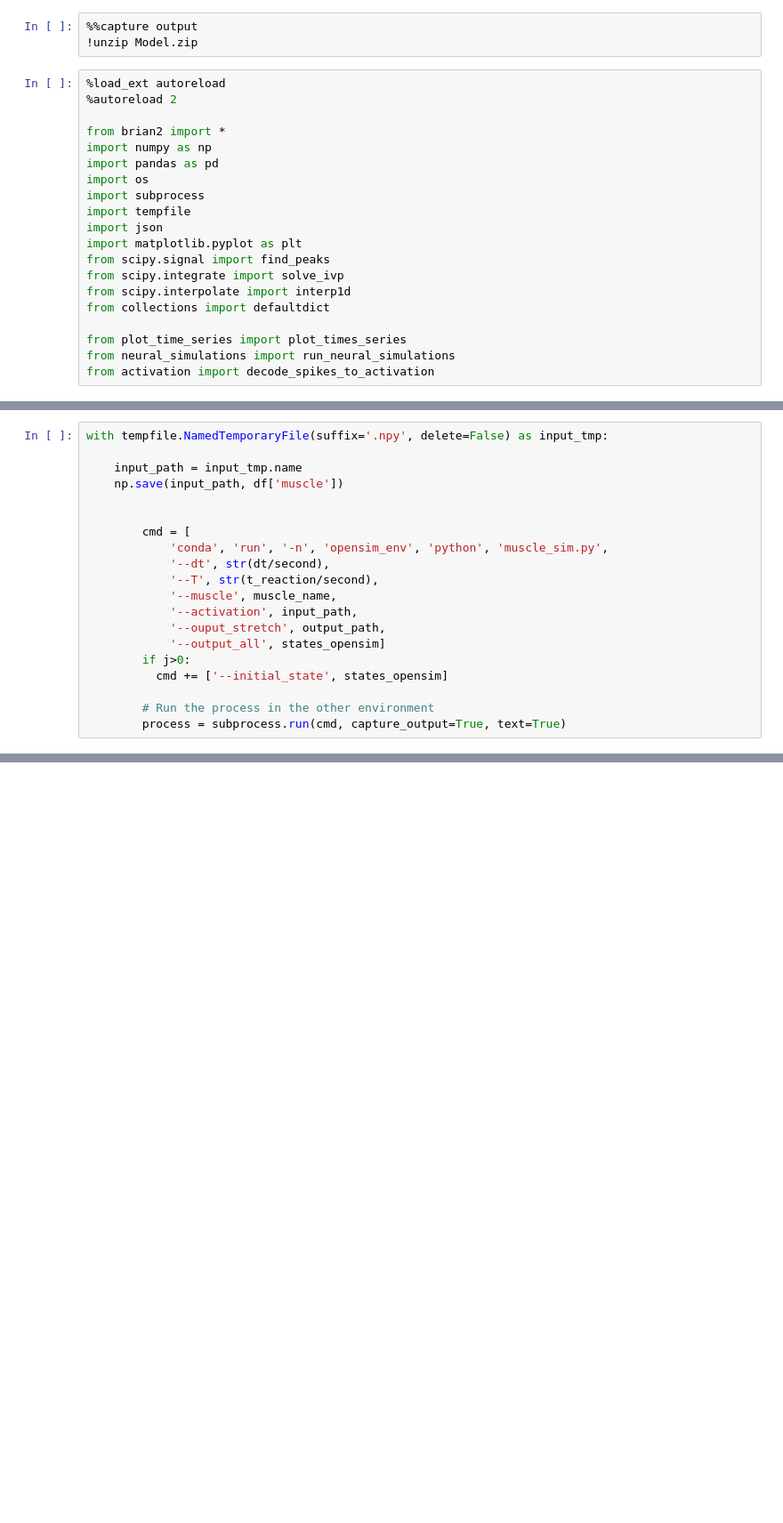
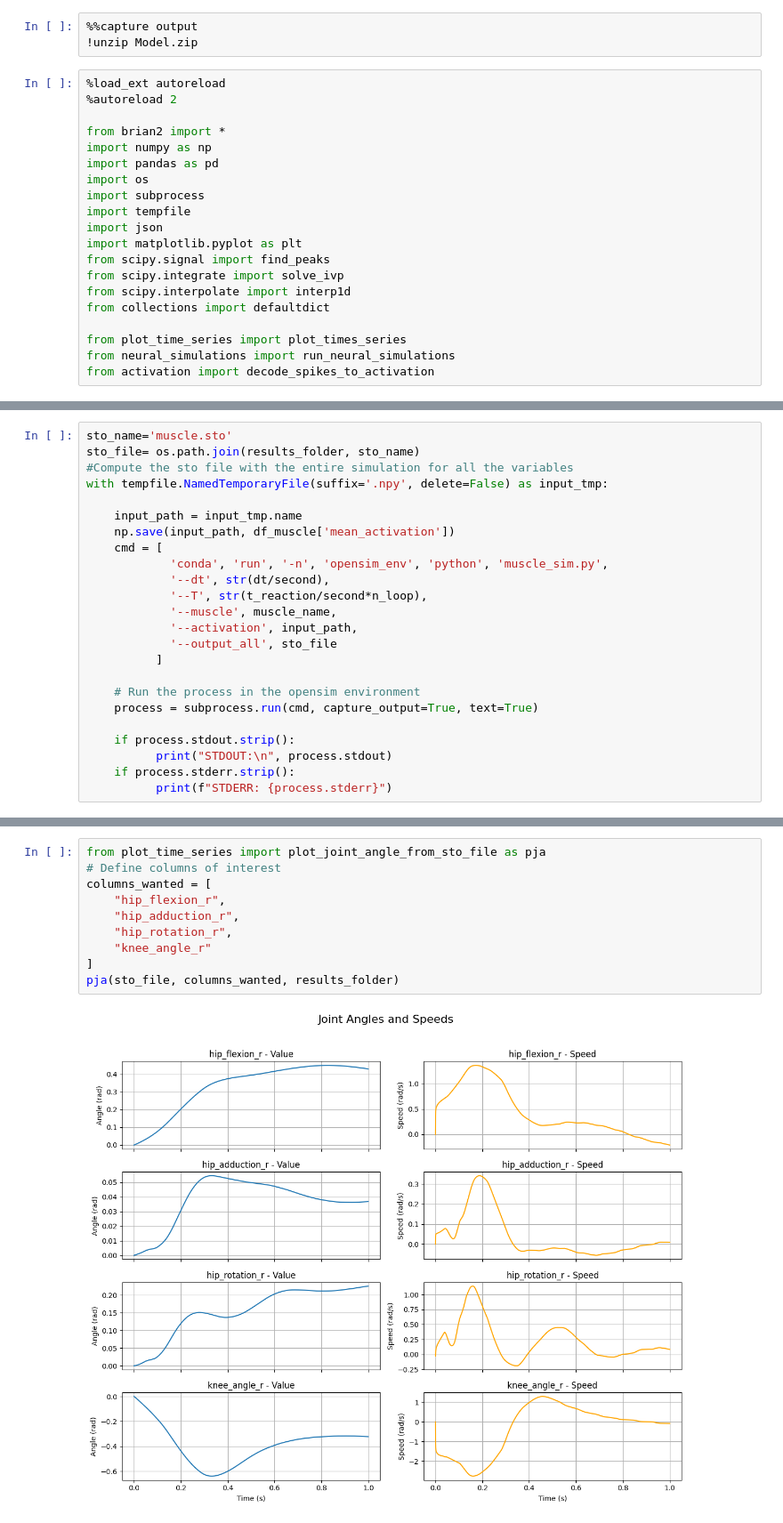
Before and after one commit to MathieuCharbonnier/Loop, a Jupyter notebook: Loop.ipynb, the cells around one changed output, grey strips where cells are left out. Shown at 89% size. Saved outputs shown, nothing was run; the diff lists cells and outputs as text; blank space fills up the shorter version.

```diff
--- a/Loop.ipynb
+++ b/Loop.ipynb
@@ -164,20 +177,24 @@ Continue from previous state
 # %%
+sto_name='muscle.sto'
+sto_file= os.path.join(results_folder, sto_name)
+#Compute the sto file with the entire simulation for all the variables
 with tempfile.NamedTemporaryFile(suffix='.npy', delete=False) as input_tmp:
 
     input_path = input_tmp.name
-    np.save(input_path, df['muscle'])
-
-
-        cmd = [
+    np.save(input_path, df_muscle['mean_activation'])
+    cmd = [
             'conda', 'run', '-n', 'opensim_env', 'python', 'muscle_sim.py',
             '--dt', str(dt/second),
-            '--T', str(t_reaction/second),
+            '--T', str(t_reaction/second*n_loop),
             '--muscle', muscle_name,
             '--activation', input_path,
-            '--ouput_stretch', output_path,
-            '--output_all', states_opensim]
-        if j>0:
-          cmd += ['--initial_state', states_opensim]
+            '--output_all', sto_file
+          ]
 
-        # Run the process in the other environment
-        process = subprocess.run(cmd, capture_output=True, text=True)
+    # Run the process in the opensim environment
+    process = subprocess.run(cmd, capture_output=True, text=True)
+
+    if process.stdout.strip():
+          print("STDOUT:\n", process.stdout)
+    if process.stderr.strip():
+          print(f"STDERR: {process.stderr}")
@@ -183,0 +206,12 @@ with tempfile.NamedTemporaryFile(suffix='.npy', delete=False) as input_tmp:
+# %%
+from plot_time_series import plot_joint_angle_from_sto_file as pja
+# Define columns of interest
+columns_wanted = [
+    "hip_flexion_r",
+    "hip_adduction_r",
+    "hip_rotation_r",
+    "knee_angle_r"
+]
+pja(sto_file, columns_wanted, results_folder)
+# %% [output]
+[figure, added]
```
Also changed, not shown: parts of 3 cells of this notebook.
